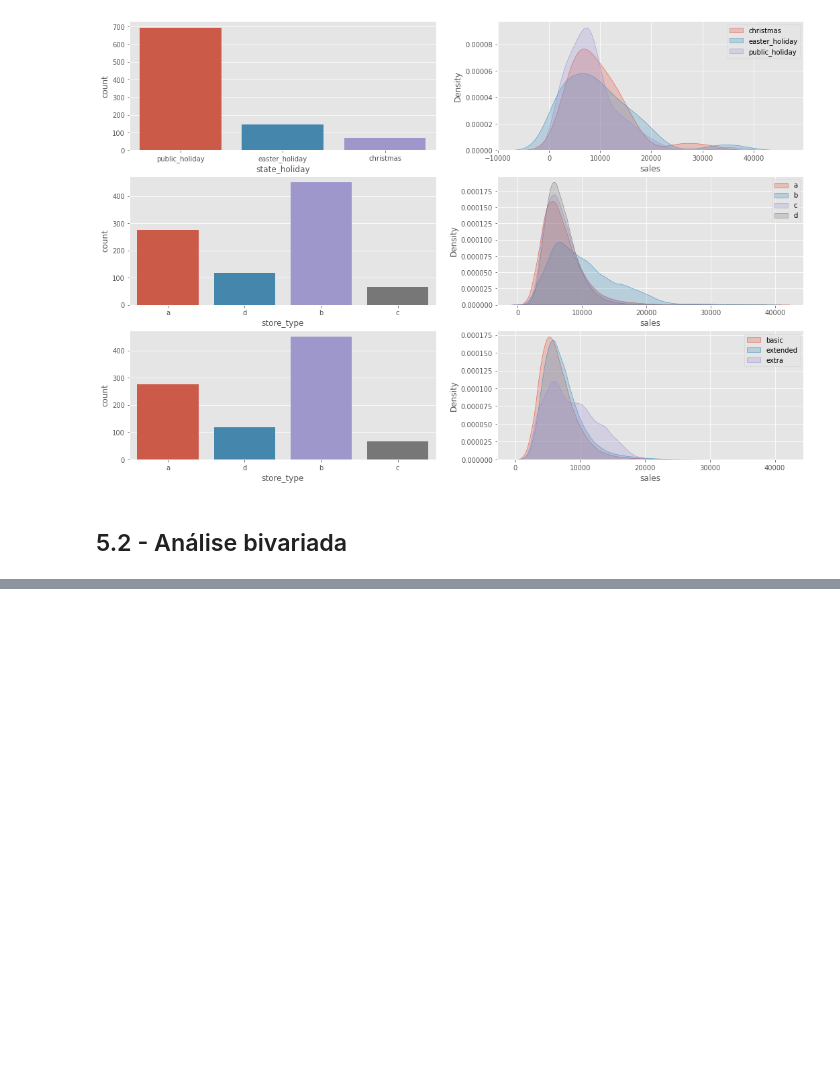
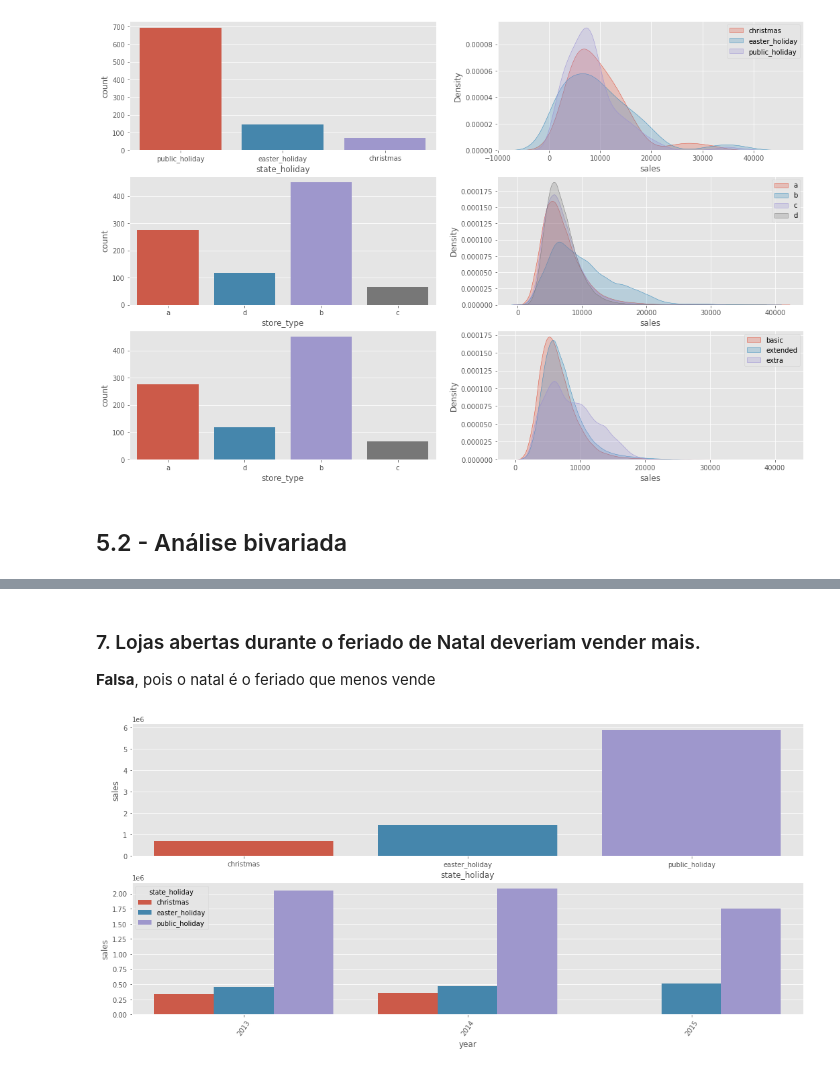
Before and after one commit to jhonatanmarques92/rossmann_sales_prediction, a Jupyter notebook: modulo_4_store_sales_prediction.ipynb, the cells around one changed output, grey strips where cells are left out. Cells and saved outputs as stored; diff of their text form; code cells hidden in the pictures; blank space fills up the shorter version.

```diff
--- a/modulo_4_store_sales_prediction.ipynb
+++ b/modulo_4_store_sales_prediction.ipynb
@@ -576,0 +554,16 @@ plt.xticks(rotation=90);
+# %% [markdown]
+### 7. Lojas abertas durante o feriado de Natal deveriam vender mais.
+**Falsa**, pois o natal é o feriado que menos vende
+# %%
+aux = df4[df4['state_holiday'] != 'regular_day']
+aux1 = aux.groupby('state_holiday', as_index=False)['sales'].sum()
+
+plt.subplot(2, 1, 1)
+sns.barplot(x='state_holiday', y='sales', data=aux1)
+
+plt.subplot(2, 1, 2)
+aux1 = aux.groupby(['year', 'state_holiday'], as_index=False)['sales'].sum()
+sns.barplot(x='year', y='sales', data=aux1, hue='state_holiday')
+plt.xticks(rotation=55);
+# %% [output]
+[figure, added]
```
Also changed, not shown: parts of 50 cells of this notebook.
